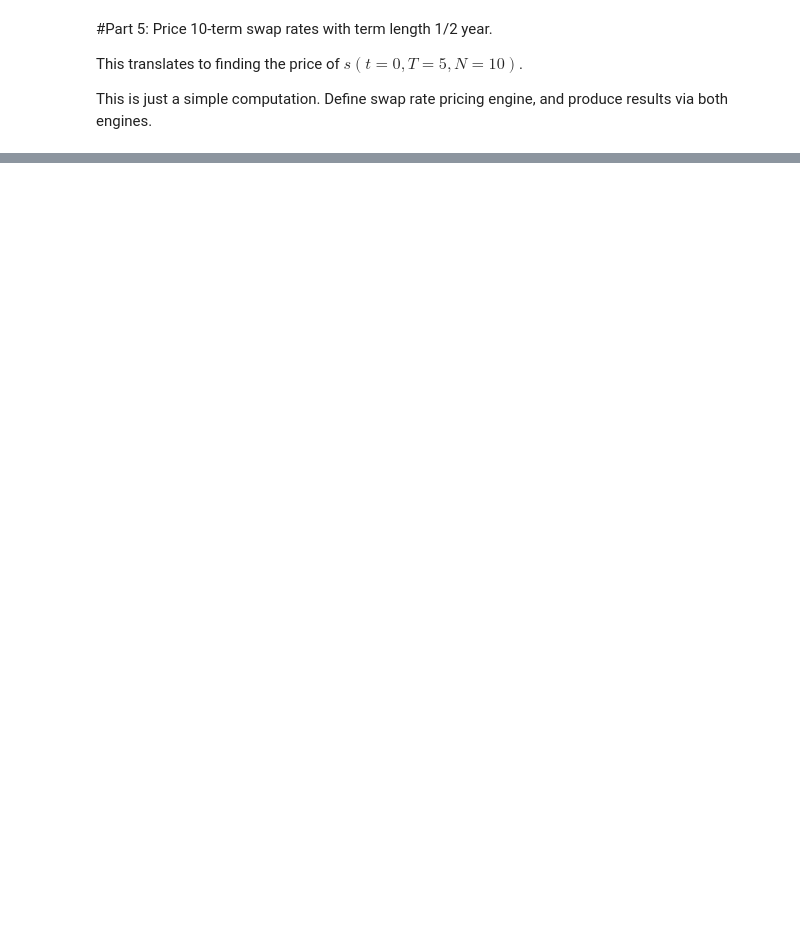
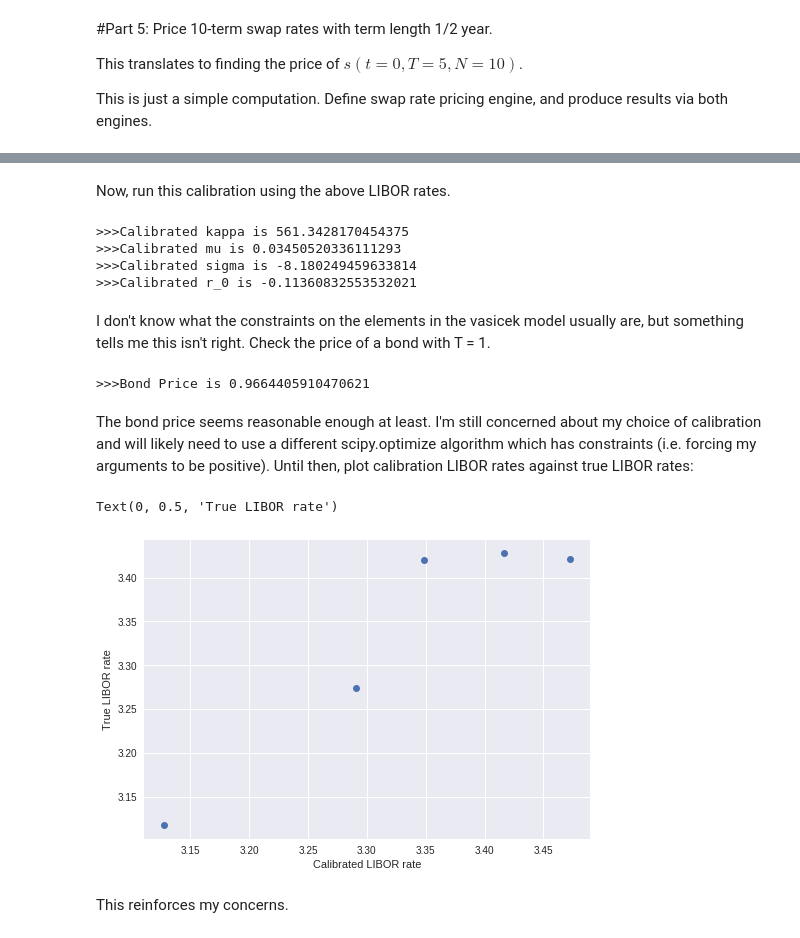
Before and after one commit to TALeonard/19ma573thomasleonard, a Jupyter notebook: src/hw7_vasicek_calibration_v02.ipynb, the cells around one changed output, grey strips where cells are left out. Saved outputs shown, nothing was run; the diff lists cells and outputs as text; code cells hidden in the pictures; blank space fills up the shorter version.

```diff
--- a/src/hw7_vasicek_calibration_v02.ipynb
+++ b/src/hw7_vasicek_calibration_v02.ipynb
@@ -192,0 +218,8 @@ The idea broadly speaking will be this:
+# %%
+dfLiborRate = pd.DataFrame({'maturity (months)': [1, 2, 3, 6, 12],
+                           '20081029 rate(%)': [3.1175, 3.2738, 3.4200, 3.4275, 3.4213],
+                           '20110214 rate(%)': [0.2647, 0.2890, 0.3140, 0.4657, 0.7975]
+                           })
+
+libor_2008_10_29 = [3.1175, 3.2738, 3.4200, 3.4275, 3.4213];
+libor_maturities = [1/12, 2/12, 3/12, 6/12, 12/12]
@@ -193 +255,45 @@ The idea broadly speaking will be this:
+# %% [markdown]
+Now, run this calibration using the above LIBOR rates.
+# %%
+calibrated_theta = libor_calibration(libor_2008_10_29,libor_maturities)
+
+print(">>>Calibrated kappa is " + str(calibrated_theta[0]))
+print(">>>Calibrated mu is " + str(calibrated_theta[1]))
+print(">>>Calibrated sigma is " + str(calibrated_theta[2]))
+print(">>>Calibrated r_0 is " + str(calibrated_theta[3]))
+# %% [output]
+>>>Calibrated kappa is 561.3428170454375
+>>>Calibrated mu is 0.03450520336111293
+>>>Calibrated sigma is -8.180249459633814
+>>>Calibrated r_0 is -0.11360832553532021
+# %% [markdown]
+I don't know what the constraints on the elements in the vasicek model usually are, but something tells me this isn't right. Check the price of a bond with T = 1.
+# %%
+c_kappa = calibrated_theta[0]
+c_mu = calibrated_theta[1]
+c_sigma = calibrated_theta[2]
+c_r0 = calibrated_theta[3]
+
+bond = zcb_price_explicit(1,c_kappa,c_mu,c_sigma,c_r0)
+
+print('>>>Bond Price is ' + str(bond))
+# %% [output]
+>>>Bond Price is 0.9664405910470621
+# %% [markdown]
+The bond price seems reasonable enough at least. I'm still concerned about my choice of calibration and will likely need to use a different scipy.optimize algorithm which has constraints (i.e. forcing my arguments to be positive). Until then, plot calibration LIBOR rates against true LIBOR rates:
+# %%
+x_var = np.zeros(len(libor_2008_10_29))
+
+for i in range(len(x_var)):
+  c_bond_price = zcb_price_explicit(libor_maturities[i],c_kappa,c_mu,c_sigma,c_r0)
+  x_var[i] = libor_price(libor_maturities[i],c_bond_price)
+
+plt.plot(x_var,libor_2008_10_29,'o')
+plt.xlabel('Calibrated LIBOR rate')
+plt.ylabel('True LIBOR rate')
+# %% [output]
+Text(0, 0.5, 'True LIBOR rate')
+[figure, added]
+# %% [markdown]
+This reinforces my concerns.
 # %% [markdown]
```
Also changed, not shown: parts of 19 cells of this notebook.
